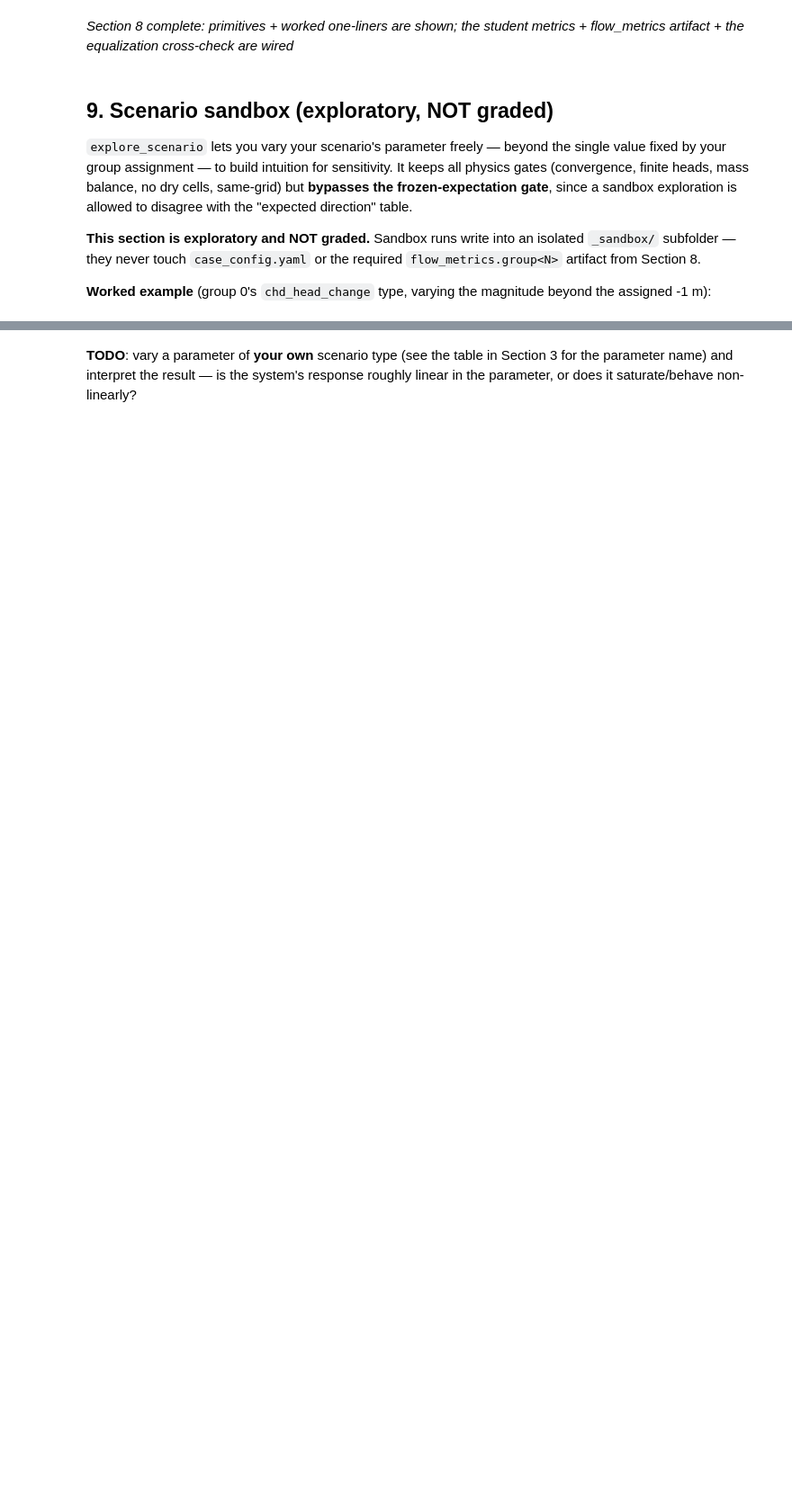
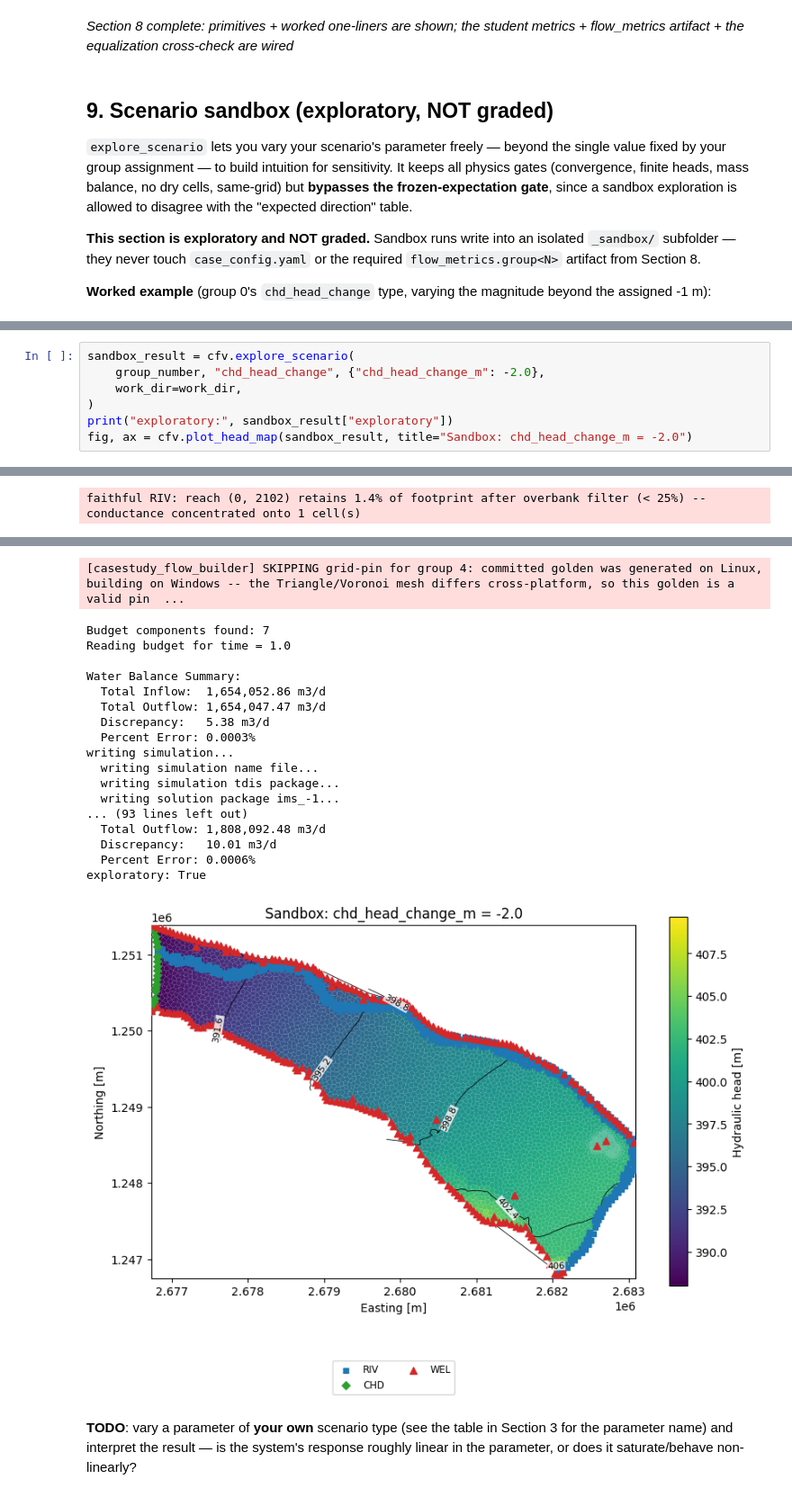
Before and after one commit to bollit-lab/Group4_applied_groundwater_modelling, a Jupyter notebook: PROJECT/workspace/group_04/case_study_flow_group_0.ipynb, the cells around one changed output, grey strips where cells are left out. Shown at 90% size. Cells and saved outputs as stored; diff of their text form; blank space fills up the shorter version.

```diff
--- a/PROJECT/workspace/group_04/case_study_flow_group_0.ipynb
+++ b/PROJECT/workspace/group_04/case_study_flow_group_0.ipynb
@@ -568,0 +517,8 @@ exploratory: True
+# %%
+sandbox_result = cfv.explore_scenario(
+    group_number, "chd_head_change", {"chd_head_change_m": -2.0},
+    work_dir=work_dir,
+)
+print("exploratory:", sandbox_result["exploratory"])
+fig, ax = cfv.plot_head_map(sandbox_result, title="Sandbox: chd_head_change_m = -2.0")
+# %% [output]
@@ -568,0 +531 @@ exploratory: True
+faithful RIV: reach (0, 2102) retains 1.4% of footprint after overbank filter (< 25%) -- conductance concentrated onto 1 cell(s)
@@ -569,3 +549,22 @@ exploratory: True
+[casestudy_flow_builder] SKIPPING grid-pin for group 4: committed golden was generated on Linux, building on Windows -- the Triangle/Voronoi mesh differs cross-platform, so this golden is a valid pin  ...
+Budget components found: 7
+Reading budget for time = 1.0
+
+Water Balance Summary:
+  Total Inflow:  1,654,052.86 m3/d
+  Total Outflow: 1,654,047.47 m3/d
+  Discrepancy:   5.38 m3/d
+  Percent Error: 0.0003%
+writing simulation...
+  writing simulation name file...
+  writing simulation tdis package...
+  writing solution package ims_-1...
+... (93 lines left out)
+  Total Outflow: 1,808,092.48 m3/d
+  Discrepancy:   10.01 m3/d
+  Percent Error: 0.0006%
+exploratory: True
+[figure, added]
 # %% [markdown]
 **TODO**: vary a parameter of **your own** scenario type (see the table
 in Section 3 for the parameter name) and interpret the result — is the
```
Also changed, not shown: parts of 7 cells of this notebook.
